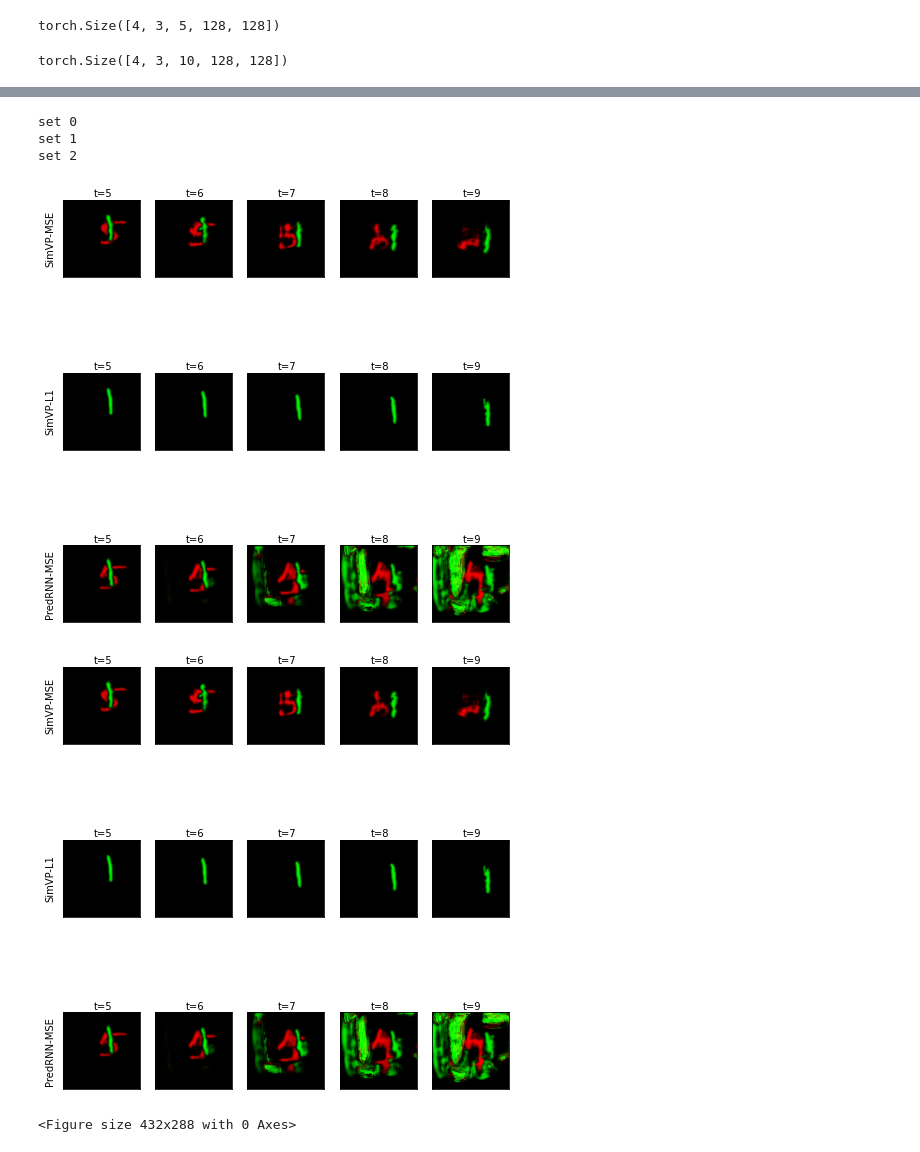
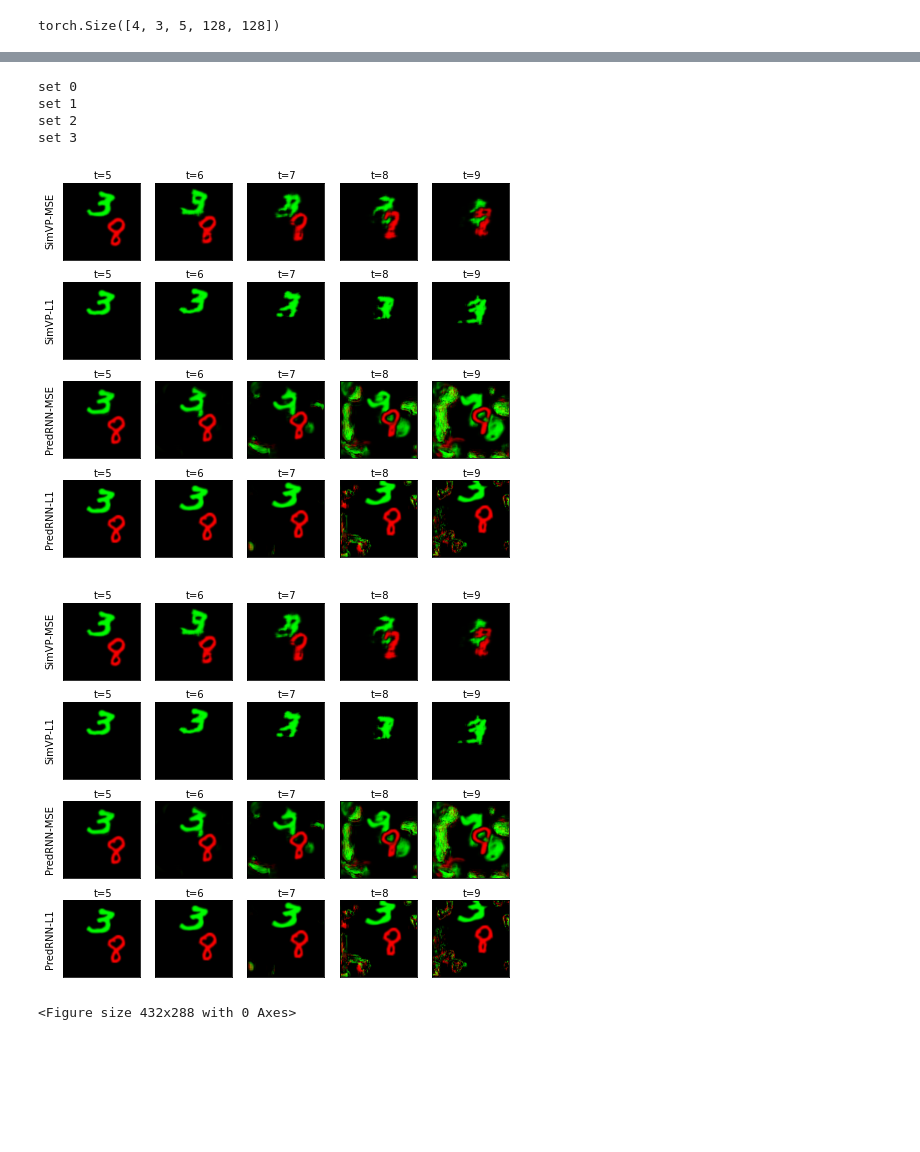
Before and after one commit to kfung2/bounce-digits, a Jupyter notebook: plot_5to5_plot2.ipynb, the cells around one changed output, grey strips where cells are left out. Saved outputs shown, nothing was run; the diff lists cells and outputs as text; code cells hidden in the pictures; blank space fills up the shorter version.

Commit message:
Change plots to use third validation datapoint

```diff
--- a/plot_5to5_plot2.ipynb
+++ b/plot_5to5_plot2.ipynb
@@ -172,3 +171,5 @@ torch.Size([4, 3, 10, 128, 128])
+# %%
+model3_pred_frames = torch.load("./plots/predrnn-mse.pt")
 # %% [markdown]
 ### Predicted Frames Set 4
 # %%
@@ -182,15 +183,16 @@ model = model.load_from_checkpoint("./logs/PredRNN_RGB/experiment2/checkpoints/e
 # %%
-height = 128
-width = 128
+# height = 128
+# width = 128
 
-model4_pred_frames = torch.zeros(batch_size, 3, 10, height, width)
-model4_pred_frames[:, :, :5] = val_ctx_frames
+# model4_pred_frames = torch.zeros(batch_size, 3, 10, height, width)
+# model4_pred_frames[:, :, :5] = val_ctx_frames
 
-model.eval()
-for i in range(5, 10):
-    predrnn_input = torch.zeros(batch_size, 3, 6, height, width)
-    predrnn_input[:, :, :5] = model4_pred_frames[:, :, i-5:i]
-    predrnn_input[:, :, 5] =  model4_pred_frames[:, :, i-1]
-    model4_pred_frames[:, :, i] = model(predrnn_input)[:, :, -1]  # Keep last frame only
+# model.eval()
+# for i in range(5, 10):
+#     predrnn_input = torch.zeros(batch_size, 3, 6, height, width)
+#     predrnn_input[:, :, :5] = model4_pred_frames[:, :, i-5:i]
+#     predrnn_input[:, :, 5] =  model4_pred_frames[:, :, i-1]
+#     model4_pred_frames[:, :, i] = model(predrnn_input)[:, :, -1]  # Keep last frame only
 
-model4_pred_frames.shape
+# model4_pred_frames.shape
+# torch.save(model4_pred_frames, "./plots/predrnn-l1.pt")
@@ -200,3 +199,5 @@ model4_pred_frames.shape
+# %%
+model4_pred_frames = torch.load("./plots/predrnn-l1.pt")
 # %% [markdown]
 ### Plotting
 # %%
@@ -228,20 +230,17 @@ def make_thesis_plot(frame_sets, names, plot_width, plot_height):
 model2_pred_frames.shape
 # %% [output]
 torch.Size([4, 3, 5, 128, 128])
-# %%
-full_sequence.shape
-# %% [output]
-torch.Size([4, 3, 10, 128, 128])
 # %%
-index = 0
+index = 2
 plot_width = 8
-plot_height = 9
+plot_height = 7
 frame_sets = [model1_pred_frames[index],
               model2_pred_frames[index],
-              full_sequence[index, :, 5:]]
+              model3_pred_frames[index, :, 5:],
+              model4_pred_frames[index, :, 5:] ]
 
-names = ["SimVP-MSE", "SimVP-L1", "PredRNN-MSE"]
-# names = ["SimVP-MSE", "SimVP-L1", "PredRNN-MSE", "PredRNN-L1"]
+# names = ["SimVP-MSE", "SimVP-L1", "PredRNN-MSE"]
+names = ["SimVP-MSE", "SimVP-L1", "PredRNN-MSE", "PredRNN-L1"]
 make_thesis_plot(frame_sets, names, plot_width, plot_height)
 # %% [output]
 Clipping input data to the valid range for imshow with RGB data ([0..1] for floats or [0..255] for integers).
@@ -252,8 +256,9 @@ Clipping input data to the valid range for imshow with RGB data ([0..1] for floa
 set 0
 set 1
 set 2
+set 3
-[figure, old version]
+[figure, new version]
-[figure, old version]
+[figure, new version]
 # %%
 plt.savefig(save_filepath)
 # %% [output]
```
Also changed, not shown: parts of 6 cells of this notebook, 5 other files.
